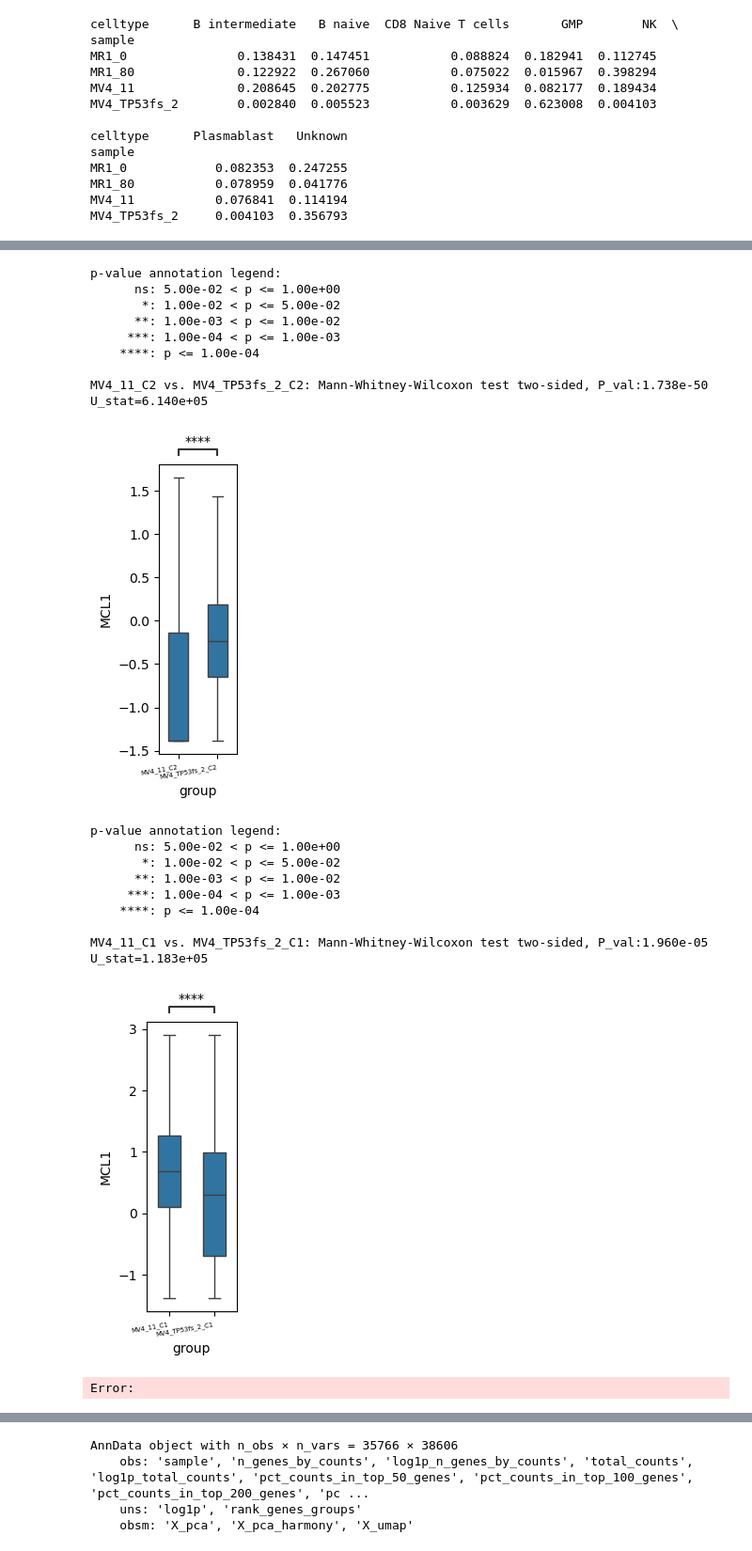
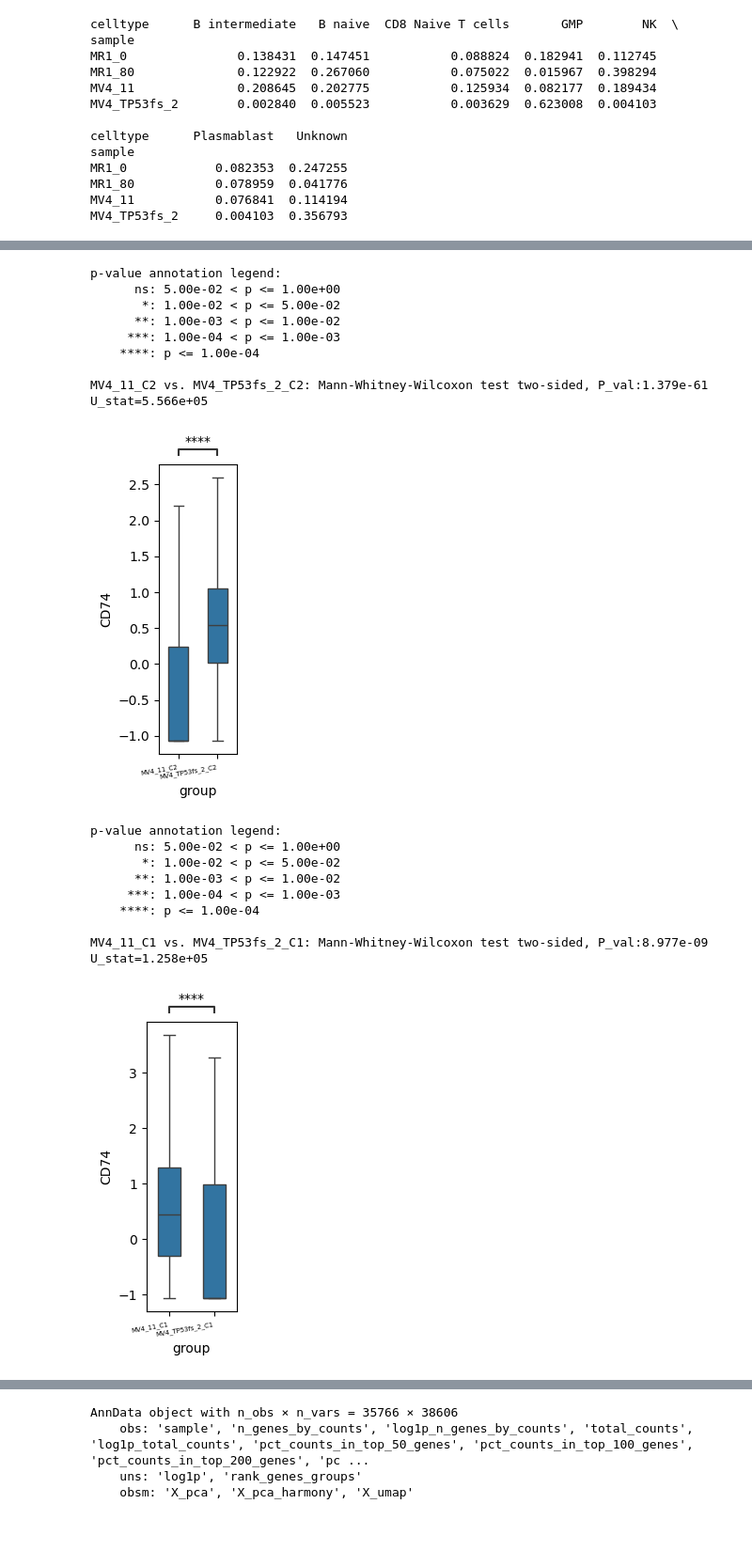
Before and after one commit to gaopeigi3/scRNA_pipeline, a Jupyter notebook: analysis/notebook/porpotion.ipynb, the cells around one changed output, grey strips where cells are left out. Shown at 94% size. Drawn from its saved outputs; the diff is of its cells as text; code cells hidden in the pictures.

```diff
--- a/analysis/notebook/porpotion.ipynb
+++ b/analysis/notebook/porpotion.ipynb
@@ -49,7 +49,7 @@ adata.obs["cluster2"] = adata.obs["cluster2"].map({
     False: "C1"
 })
 # %%
-adata.obs["group8"] = (
+adata.obs["group"] = (
     adata.obs["sample"].astype(str)
     + "_"
     + adata.obs["cluster2"].astype(str)
@@ -57,11 +78,8 @@ adata.obs["group8"] = (
 # %%
-import seaborn as sns
-import matplotlib.pyplot as plt
-from statannotations.Annotator import Annotator
 
-gene = "MCL1"
+gene = "CD74"
 df = adata.to_df()[[gene]].copy()
-df["group"] = adata.obs["group8"].values
+df["group"] = adata.obs["group"].values
 df = df.reset_index(drop=True)   # 🔥 关键
 within_sample_pairs = [
     # ✅ within sample（第一层）
@@ -141,22 +159,21 @@ MV4_TP53fs_2_C2 vs. MV4_TP53fs_2_C1: Mann-Whitney-Wilcoxon test two-sided, P_val
 p-value annotation legend:
       ns: 5.00e-02 < p <= 1.00e+00
        *: 1.00e-02 < p <= 5.00e-02
       **: 1.00e-03 < p <= 1.00e-02
      ***: 1.00e-04 < p <= 1.00e-03
     ****: p <= 1.00e-04
 
-MV4_11_C2 vs. MV4_TP53fs_2_C2: Mann-Whitney-Wilcoxon test two-sided, P_val:1.738e-50 U_stat=6.140e+05
+MV4_11_C2 vs. MV4_TP53fs_2_C2: Mann-Whitney-Wilcoxon test two-sided, P_val:1.379e-61 U_stat=5.566e+05
-[figure, old version]
+[figure, new version]
 p-value annotation legend:
       ns: 5.00e-02 < p <= 1.00e+00
        *: 1.00e-02 < p <= 5.00e-02
       **: 1.00e-03 < p <= 1.00e-02
      ***: 1.00e-04 < p <= 1.00e-03
     ****: p <= 1.00e-04
 
-MV4_11_C1 vs. MV4_TP53fs_2_C1: Mann-Whitney-Wilcoxon test two-sided, P_val:1.960e-05 U_stat=1.183e+05
+MV4_11_C1 vs. MV4_TP53fs_2_C1: Mann-Whitney-Wilcoxon test two-sided, P_val:8.977e-09 U_stat=1.258e+05
-[figure, old version]
+[figure, new version]
-Error:
 # %%
 import seaborn as sns
 import matplotlib.pyplot as plt
```
Also changed, not shown: parts of 2 cells of this notebook, 2 other files.
